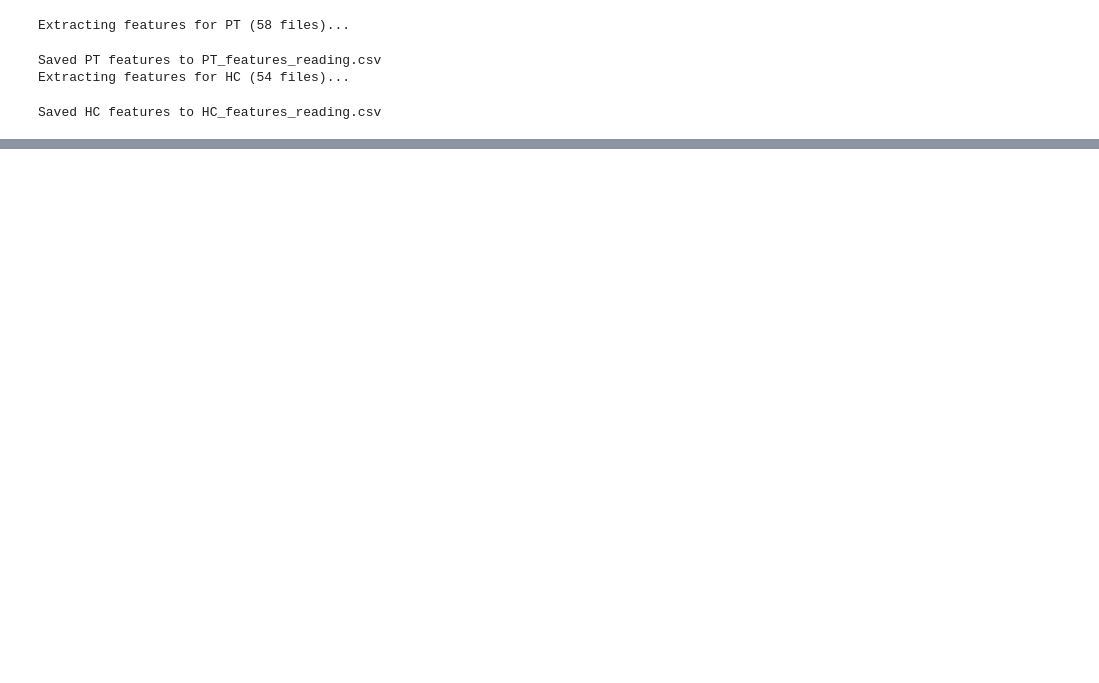
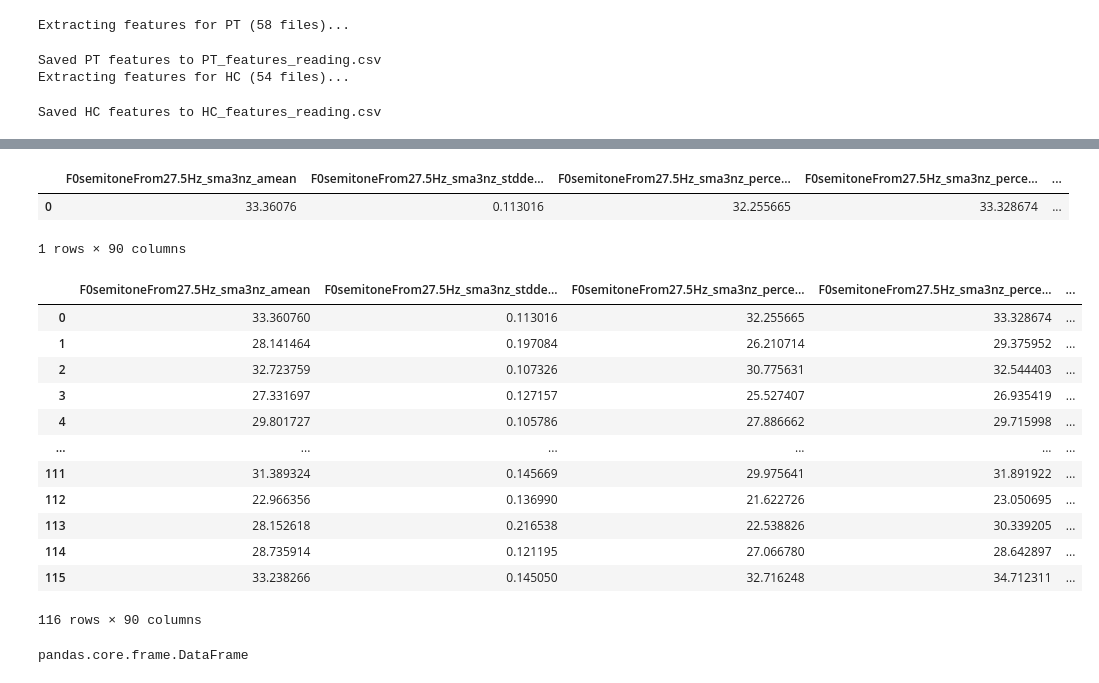
Before and after one commit to td-Speech-Proc-Group-N/AndroidsDS_TDs, a Jupyter notebook: TD01_4_Extracting_Features/td1_4.ipynb, the cells around one changed output, grey strips where cells are left out. Cells and saved outputs as stored; diff of their text form; code cells hidden in the pictures; blank space fills up the shorter version.

Commit message:
added code to extract interview features

```diff
--- a/TD01_4_Extracting_Features/td1_4.ipynb
+++ b/TD01_4_Extracting_Features/td1_4.ipynb
@@ -176,0 +181,3 @@ Saved HC features to HC_features_reading.csv
+# %%
+inter_dir = "Androids-Corpus/Interview-Task/audio_clip"
+subdirs = [d for d in os.listdir(inter_dir) if os.path.isdir(os.path.join(inter_dir, d))]
@@ -176,0 +196,37 @@ Saved HC features to HC_features_reading.csv
+# %%
+smile_egemaps = opensmile.Smile(
+    feature_set=opensmile.FeatureSet.eGeMAPSv02,
+    feature_level=opensmile.FeatureLevel.Functionals,
+)
+# %%
+interdata = []
+for guy in subdirs:
+    audio_fpath = os.path.join(inter_dir, guy)
+    files = [f for f in os.listdir(audio_fpath) if f.endswith(".wav")]
+    target = 0 if guy.split("_")[1][0] == "C" else 1
+
+    all_features = []
+    print(f"Extracting features for {guy} ({len(files)} files)...")
+
+    for f in tqdm(files):
+        audio_file = os.path.join(audio_fpath, f)
+        try:
+            signal, sr = sf.read(audio_file)
+
+            # Extract features (you can choose one or both)
+            feat_egemaps = smile_egemaps.process_signal(signal, sr)
+
+            # Combine and add metadata
+            # combined = pd.concat([feat_egemaps, feat_compare], axis=1)
+            # combined["file"] = f
+            # feat_egemaps["file"] = f
+            feat_egemaps["target"] = target
+            all_features.append(feat_egemaps)
+        except Exception as e:
+            print(f"Error processing {f}: {e}")
+
+    # Concatenate all participants
+    df = pd.concat(all_features, ignore_index=True)
+    app = pd.DataFrame(df.mean()).transpose()
+    app['file'] = guy
+    interdata.append(app)
@@ -176,0 +247,24 @@ Saved HC features to HC_features_reading.csv
+# %%
+interdata[0]
+# %% [output]
+|  | F0semitoneFrom27.5Hz_sma3nz_amean | F0semitoneFrom27.5Hz_sma3nz_stdde... | F0semitoneFrom27.5Hz_sma3nz_perce... | F0semitoneFrom27.5Hz_sma3nz_perce... | ... |
+| 0 | 33.36076 | 0.113016 | 32.255665 | 33.328674 | ... |
+1 rows × 90 columns
+# %%
+merged_df_inter = pd.concat(interdata, ignore_index=True)
+# %%
+merged_df_inter
+# %% [output]
+|  | F0semitoneFrom27.5Hz_sma3nz_amean | F0semitoneFrom27.5Hz_sma3nz_stdde... | F0semitoneFrom27.5Hz_sma3nz_perce... | F0semitoneFrom27.5Hz_sma3nz_perce... | ... |
+| 0 | 33.360760 | 0.113016 | 32.255665 | 33.328674 | ... |
+| 1 | 28.141464 | 0.197084 | 26.210714 | 29.375952 | ... |
+| 2 | 32.723759 | 0.107326 | 30.775631 | 32.544403 | ... |
+| 3 | 27.331697 | 0.127157 | 25.527407 | 26.935419 | ... |
+| 4 | 29.801727 | 0.105786 | 27.886662 | 29.715998 | ... |
+| ... | ... | ... | ... | ... | ... |
+| 111 | 31.389324 | 0.145669 | 29.975641 | 31.891922 | ... |
+| 112 | 22.966356 | 0.136990 | 21.622726 | 23.050695 | ... |
+| 113 | 28.152618 | 0.216538 | 22.538826 | 30.339205 | ... |
+| 114 | 28.735914 | 0.121195 | 27.066780 | 28.642897 | ... |
+| 115 | 33.238266 | 0.145050 | 32.716248 | 34.712311 | ... |
+116 rows × 90 columns
@@ -176,0 +278,4 @@ Saved HC features to HC_features_reading.csv
+# %%
+type(pd.DataFrame(df.mean()).transpose())
+# %% [output]
+pandas.core.frame.DataFrame
```
Also changed, not shown: parts of 9 cells of this notebook.
